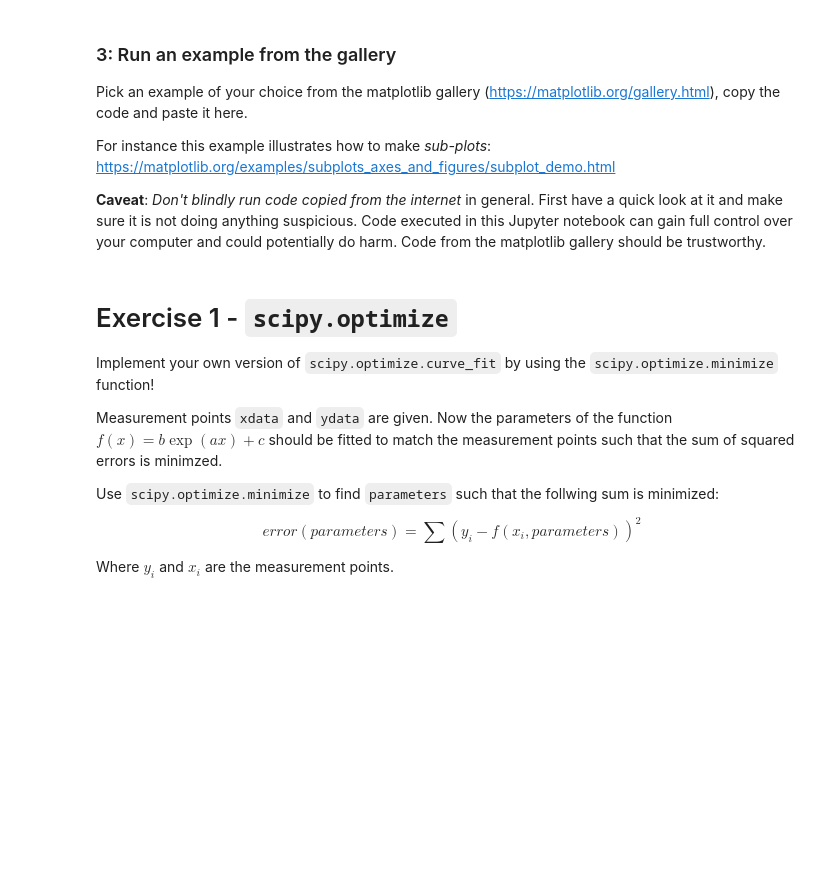
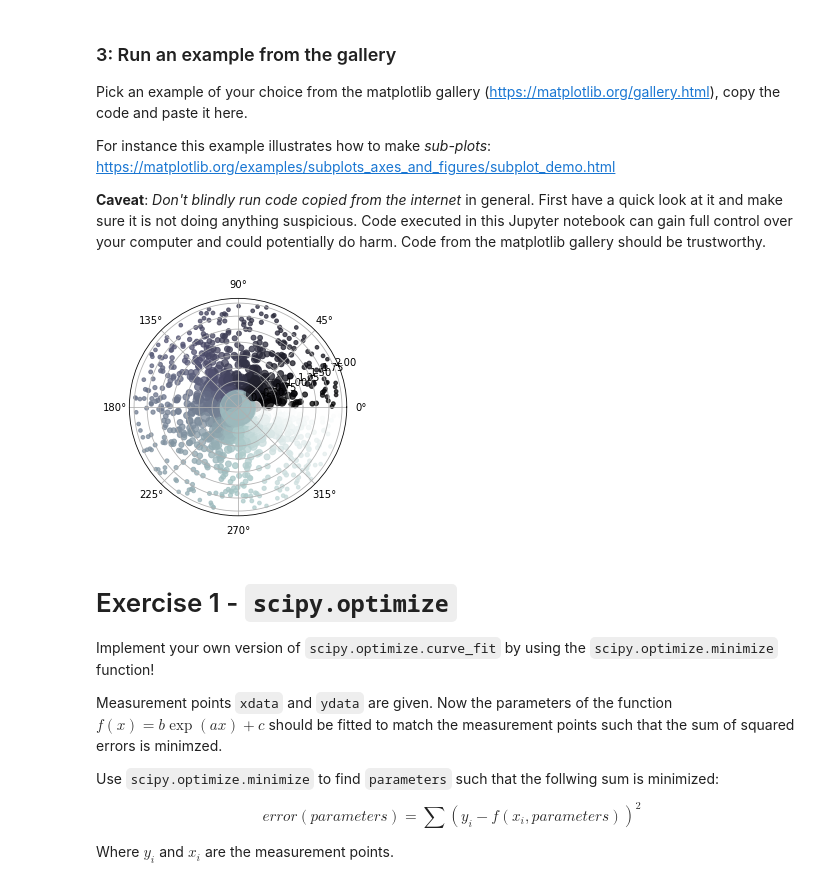
Before and after one commit to mathislindner/py-course, a Jupyter notebook: Lecture_08_matplotlib_scipy/Exercise_08.ipynb, the cells around one changed output. Drawn from its saved outputs; the diff is of its cells as text; code cells hidden in the pictures; blank space fills up the shorter version.

```diff
--- a/Lecture_08_matplotlib_scipy/Exercise_08.ipynb
+++ b/Lecture_08_matplotlib_scipy/Exercise_08.ipynb
@@ -72,3 +78,29 @@ For instance this example illustrates how to make *sub-plots*: https://matplotli
+# %%
+"""
+==========================
+Scatter plot on polar axis
+==========================
+
+Demo of scatter plot on a polar axis.
+
+Size increases radially in this example and color increases with angle
+(just to verify the symbols are being scattered correctly).
+"""
+import numpy as np
+import matplotlib.pyplot as plt
+
+
+# Compute areas and colors
+N = 1000
+r = 2 * np.random.rand(N)
+theta = 2 * np.pi * np.random.rand(N)
+area = 60 * 1/(r+0.2)**2
+colors = theta
+
+ax = plt.subplot(111, projection='polar')
+c = ax.scatter(theta, r, c=colors, s=area, cmap='bone', alpha=0.75)
+# %% [output]
+[figure, added]
 # %% [markdown]
 # Exercise 1 - `scipy.optimize`
 Implement your own version of `scipy.optimize.curve_fit` by using the `scipy.optimize.minimize` function!
```
Also changed, not shown: parts of 9 cells of this notebook, 1 other file.
